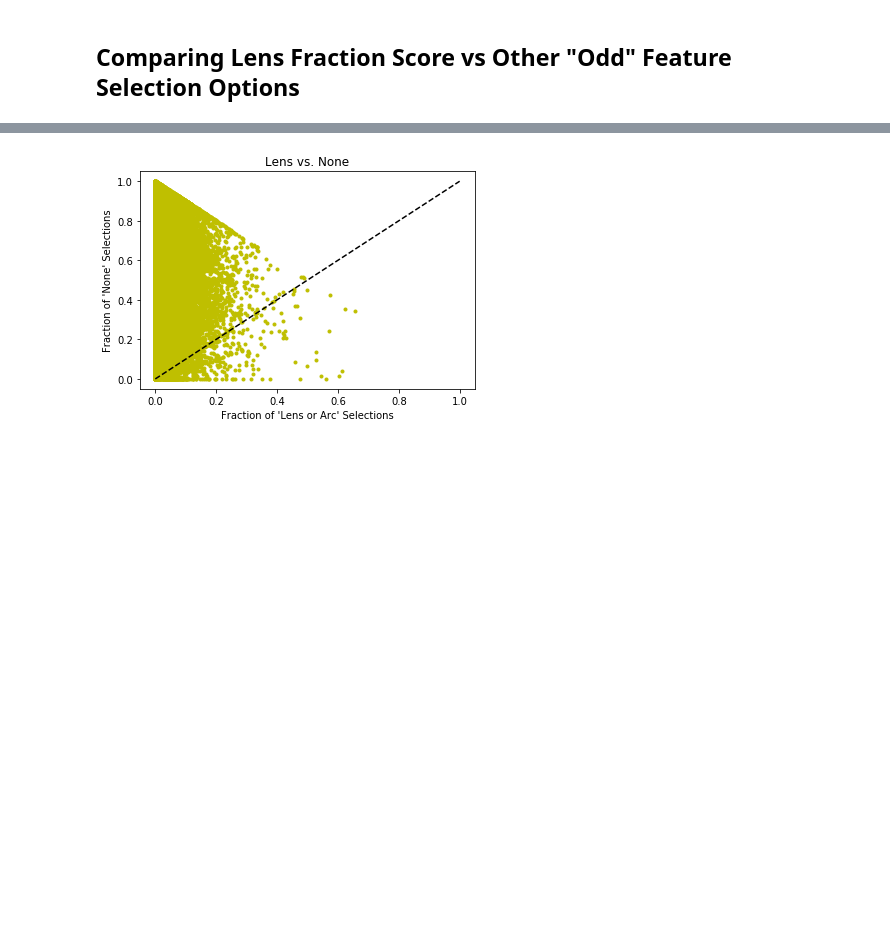
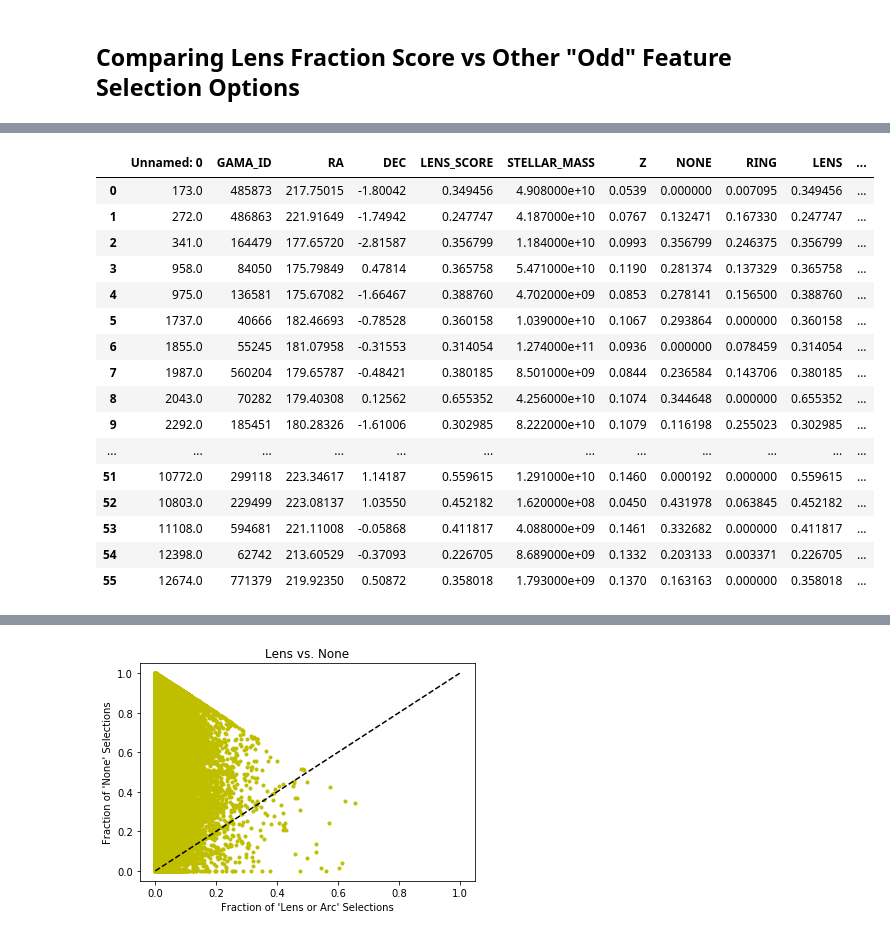
Before and after one commit to shawnknabel/lens_methods, a Jupyter notebook: Shawn Knabel - Gravitational Lensing Notebook - Concise.ipynb, the cells around one changed output, grey strips where cells are left out. Drawn from its saved outputs; the diff is of its cells as text; code cells hidden in the pictures; blank space fills up the shorter version.

```diff
--- a/Shawn Knabel - Gravitational Lensing Notebook - Concise.ipynb
+++ b/Shawn Knabel - Gravitational Lensing Notebook - Concise.ipynb
@@ -831,0 +872,33 @@ ColDefs(
+# %%
+zoo_with_all_scores = zoo_with_all_scores.drop_duplicates()
+
+zoo_hardcut_from_scores = zoo_with_all_scores[(zoo_with_all_scores.LENS >= zoo_with_all_scores.NONE) &
+                                          (zoo_with_all_scores.LENS >= zoo_with_all_scores.RING) &
+                                          (zoo_with_all_scores.LENS >= zoo_with_all_scores.IRREGULAR) &
+                                          (zoo_with_all_scores.LENS >= zoo_with_all_scores.OTHER) &
+                                          (zoo_with_all_scores.LENS >= zoo_with_all_scores.DUST_LANE) &
+                                          (zoo_with_all_scores.LENS >= zoo_with_all_scores.OVERLAPPING) &
+                                         (zoo_with_all_scores.Z.notnull())]
+
+zoo_hardcut_from_scores = zoo_hardcut_from_scores.reset_index()
+zoo_hardcut_from_scores = zoo_hardcut_from_scores.drop(columns = 'index')
+
+zoo_hardcut_from_scores
+# %% [output]
+|  | Unnamed: 0 | GAMA_ID | RA | DEC | LENS_SCORE | STELLAR_MASS | Z | NONE | RING | LENS | ... |
+| 0 | 173.0 | 485873 | 217.75015 | -1.80042 | 0.349456 | 4.908000e+10 | 0.0539 | 0.000000 | 0.007095 | 0.349456 | ... |
+| 1 | 272.0 | 486863 | 221.91649 | -1.74942 | 0.247747 | 4.187000e+10 | 0.0767 | 0.132471 | 0.167330 | 0.247747 | ... |
+| 2 | 341.0 | 164479 | 177.65720 | -2.81587 | 0.356799 | 1.184000e+10 | 0.0993 | 0.356799 | 0.246375 | 0.356799 | ... |
+| 3 | 958.0 | 84050 | 175.79849 | 0.47814 | 0.365758 | 5.471000e+10 | 0.1190 | 0.281374 | 0.137329 | 0.365758 | ... |
+| 4 | 975.0 | 136581 | 175.67082 | -1.66467 | 0.388760 | 4.702000e+09 | 0.0853 | 0.278141 | 0.156500 | 0.388760 | ... |
+| 5 | 1737.0 | 40666 | 182.46693 | -0.78528 | 0.360158 | 1.039000e+10 | 0.1067 | 0.293864 | 0.000000 | 0.360158 | ... |
+| 6 | 1855.0 | 55245 | 181.07958 | -0.31553 | 0.314054 | 1.274000e+11 | 0.0936 | 0.000000 | 0.078459 | 0.314054 | ... |
+| 7 | 1987.0 | 560204 | 179.65787 | -0.48421 | 0.380185 | 8.501000e+09 | 0.0844 | 0.236584 | 0.143706 | 0.380185 | ... |
+| 8 | 2043.0 | 70282 | 179.40308 | 0.12562 | 0.655352 | 4.256000e+10 | 0.1074 | 0.344648 | 0.000000 | 0.655352 | ... |
+| 9 | 2292.0 | 185451 | 180.28326 | -1.61006 | 0.302985 | 8.222000e+10 | 0.1079 | 0.116198 | 0.255023 | 0.302985 | ... |
+| ... | ... | ... | ... | ... | ... | ... | ... | ... | ... | ... | ... |
+| 51 | 10772.0 | 299118 | 223.34617 | 1.14187 | 0.559615 | 1.291000e+10 | 0.1460 | 0.000192 | 0.000000 | 0.559615 | ... |
+| 52 | 10803.0 | 229499 | 223.08137 | 1.03550 | 0.452182 | 1.620000e+08 | 0.0450 | 0.431978 | 0.063845 | 0.452182 | ... |
+| 53 | 11108.0 | 594681 | 221.11008 | -0.05868 | 0.411817 | 4.088000e+09 | 0.1461 | 0.332682 | 0.000000 | 0.411817 | ... |
+| 54 | 12398.0 | 62742 | 213.60529 | -0.37093 | 0.226705 | 8.689000e+09 | 0.1332 | 0.203133 | 0.003371 | 0.226705 | ... |
+| 55 | 12674.0 | 771379 | 219.92350 | 0.50872 | 0.358018 | 1.793000e+09 | 0.1370 | 0.163163 | 0.000000 | 0.358018 | ... |
```
Also changed, not shown: parts of 10 cells of this notebook, 2 other files.
